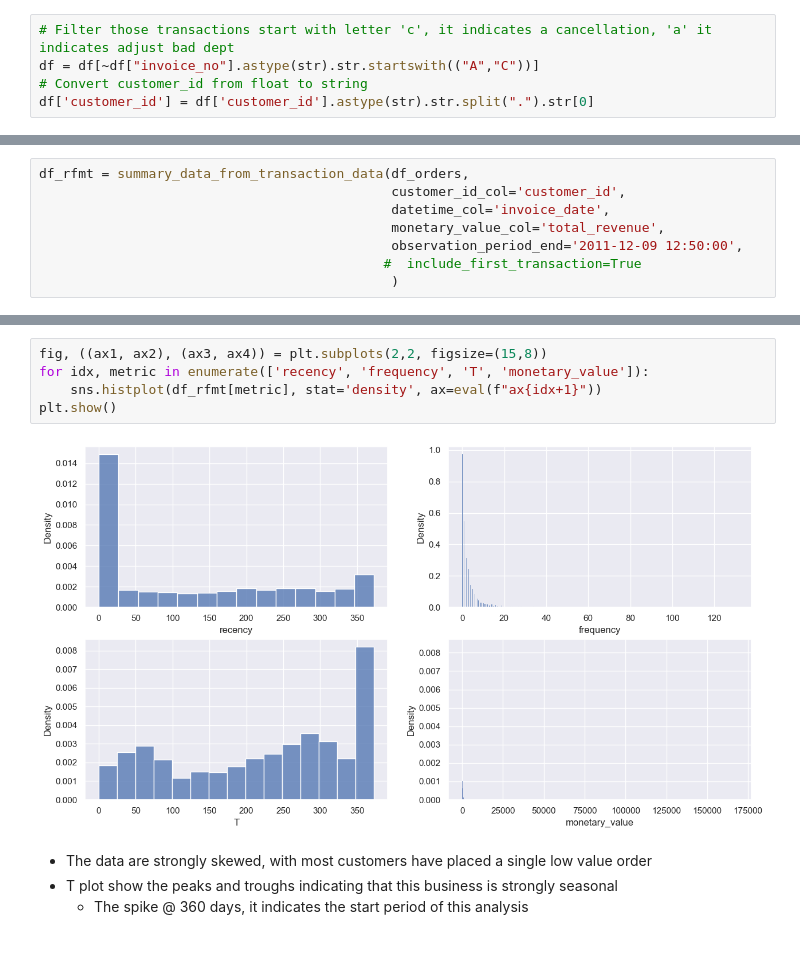
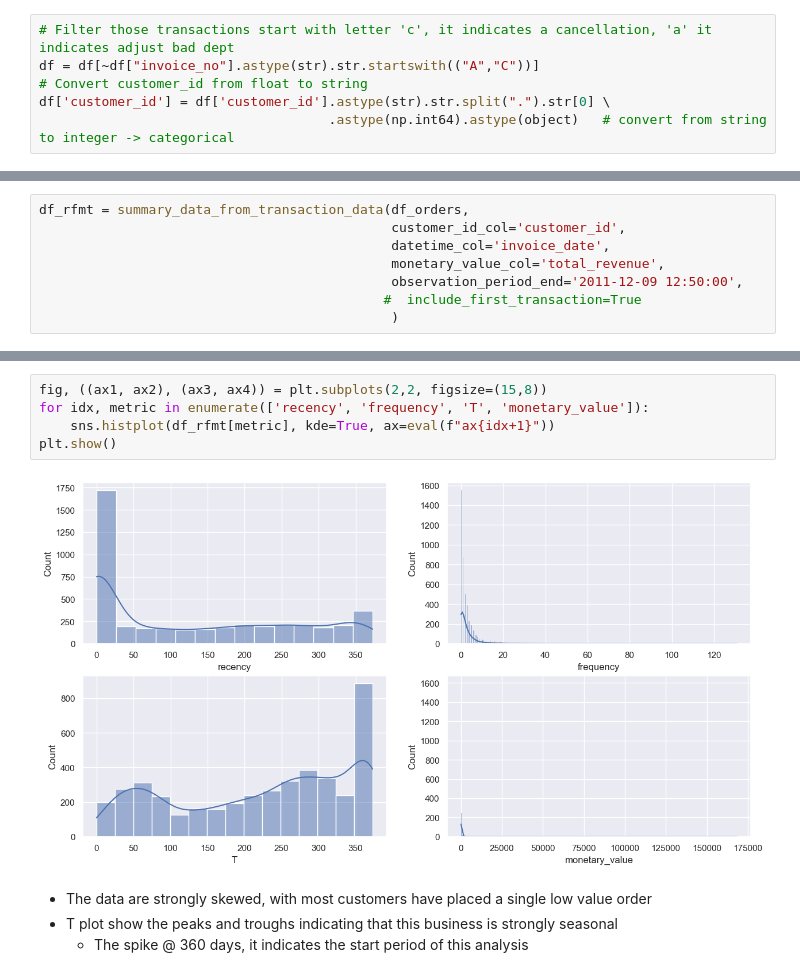
Before and after one commit to CodexploreRepo/machine-learning-101, a Jupyter notebook: notebooks/project/clv/customer_lifetime_value.ipynb, the cells around one changed output, grey strips where cells are left out. Saved outputs shown, nothing was run; the diff lists cells and outputs as text; blank space fills up the shorter version.

```diff
--- a/notebooks/project/clv/customer_lifetime_value.ipynb
+++ b/notebooks/project/clv/customer_lifetime_value.ipynb
@@ -74,7 +80,8 @@ df = df[~df['customer_id'].isna()]
 # Filter those transactions start with letter 'c', it indicates a cancellation, 'a' it indicates adjust bad dept
 df = df[~df["invoice_no"].astype(str).str.startswith(("A","C"))]
 # Convert customer_id from float to string
-df['customer_id'] = df['customer_id'].astype(str).str.split(".").str[0]
+df['customer_id'] = df['customer_id'].astype(str).str.split(".").str[0] \
+                                     .astype(np.int64).astype(object)   # convert from string to integer -> categorical
 # %%
 df["invoice_date"] = df['invoice_date'].dt.date # normalize to date only
 # %%
@@ -228,10 +204,10 @@ df_rfmt[df_rfmt.index == '14527']
 # %%
 fig, ((ax1, ax2), (ax3, ax4)) = plt.subplots(2,2, figsize=(15,8))
 for idx, metric in enumerate(['recency', 'frequency', 'T', 'monetary_value']):
-    sns.histplot(df_rfmt[metric], stat='density', ax=eval(f"ax{idx+1}"))
+    sns.histplot(df_rfmt[metric], kde=True, ax=eval(f"ax{idx+1}"))
 plt.show()
 # %% [output]
-[figure, old version]
+[figure, new version]
 # %% [markdown]
 - The data are strongly skewed, with most customers have placed a single low value order
 - T plot show the peaks and troughs indicating that this business is strongly seasonal
```
Also changed, not shown: parts of 73 cells of this notebook, 7 other files.
